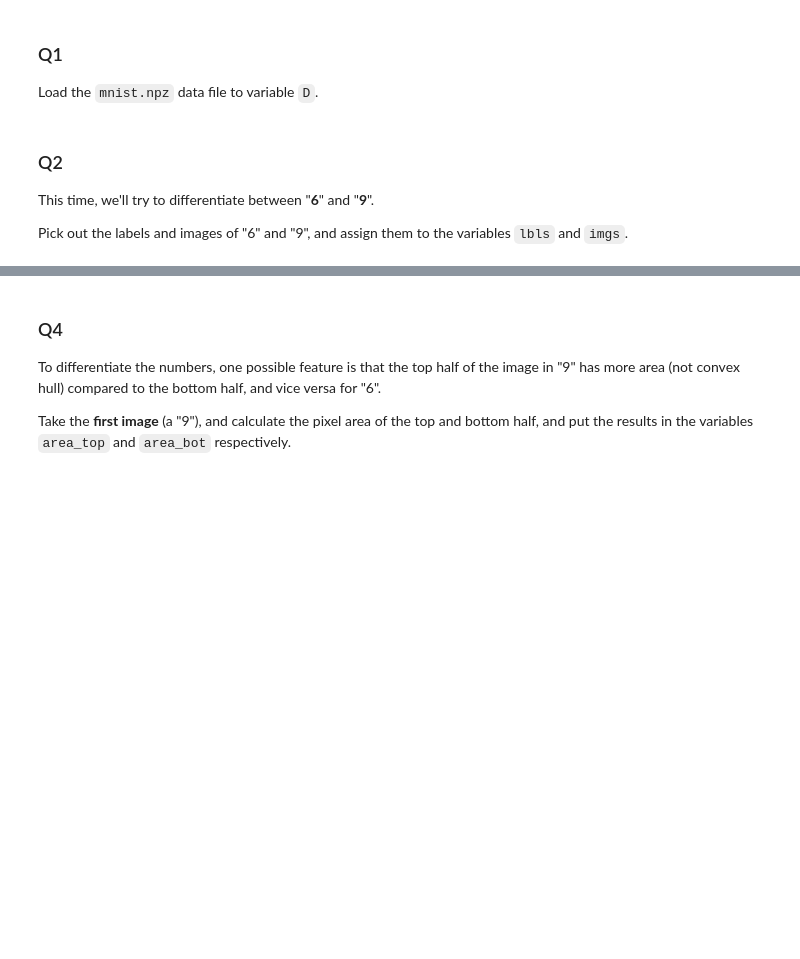
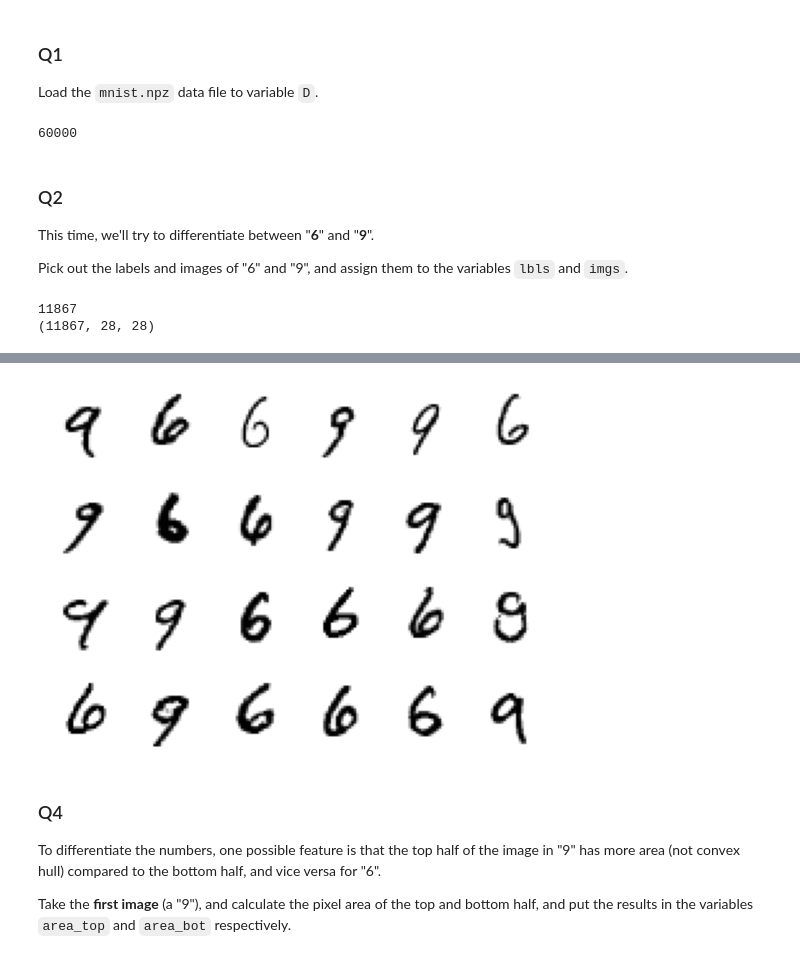
Before and after one commit to Edythaf/AIclass, a Jupyter notebook: 05 - Exercises.ipynb, the cells around one changed output, grey strips where cells are left out. Saved outputs shown, nothing was run; the diff lists cells and outputs as text; code cells hidden in the pictures; blank space fills up the shorter version.

```diff
--- a/05 - Exercises.ipynb
+++ b/05 - Exercises.ipynb
@@ -6,13 +6,16 @@ Load the `mnist.npz` data file to variable `D`.
 import numpy as np
 # add your code below
 
-
+f = "C:/Users/HP/OneDrive/Documents/Study/AI/AIclass/mnist.npz"
+D = np.load(f)
 
 # add your code above
 if 'D' in locals():
     trn_lbl = D['train_labels']
     trn_img = D['train_imgs']
     print(trn_lbl.size)  # this should show 60000
+# %% [output]
+60000
 # %% [markdown]
 ### Q2
 
@@ -22,12 +25,16 @@ Pick out the labels and images of "6" and "9", and assign them to the variables
 # %%
 # add your code below
 
-
-
+idx = (trn_lbl == 6) + (trn_lbl == 9)
+lbls = trn_lbl[idx]
+imgs = trn_img[idx]
 # add your code above
 if all([v in globals() for v in ['lbls', 'imgs']]):
     print(lbls.size)  # this should be 11867
     print(imgs.shape)  # this should be (11867, 28, 28)
+# %% [output]
+11867
+(11867, 28, 28)
 # %% [markdown]
 ### Q3
 
@@ -38,6 +45,17 @@ The figure should look like this:
 # %%
 import matplotlib.pyplot as plt
 # add your code below
+r, c = 4, 6
+_, ax_lst = plt.subplots(nrows = r, ncols = c)
+n = 0
+for n_r in range(r):
+    for n_c in range(c):
+        ax = ax_lst[n_r][n_c]
+        ax.set_axis_off()
+        ax.imshow(imgs[n], cmap = "gray" )
+        n += 1
+# %% [output]
+[figure, added]
 # %% [markdown]
 ### Q4
 
```
